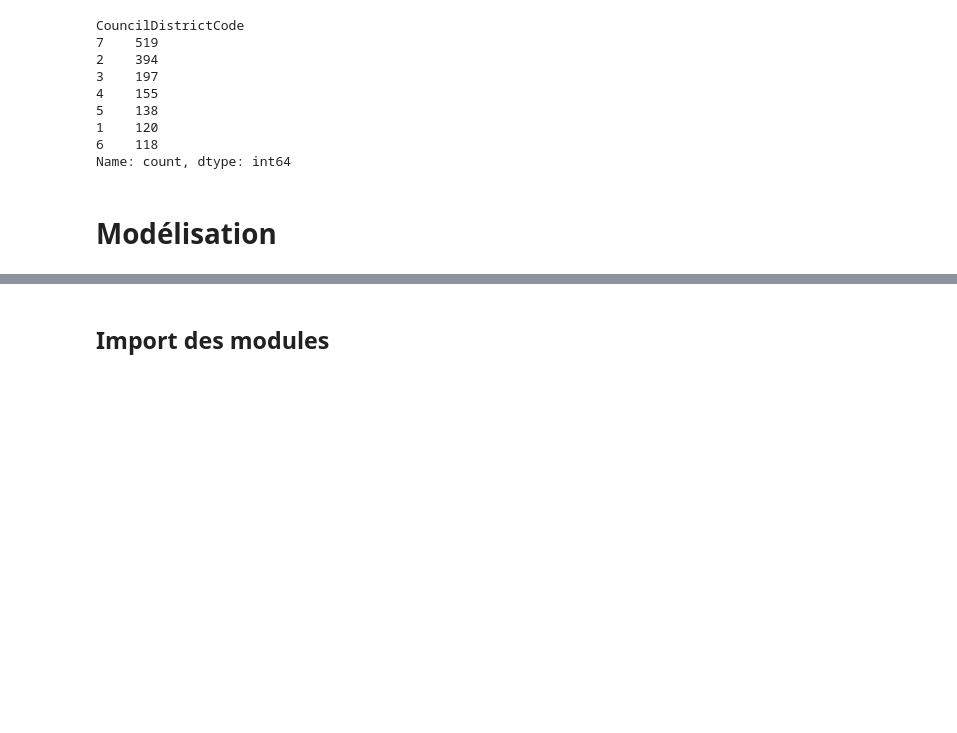
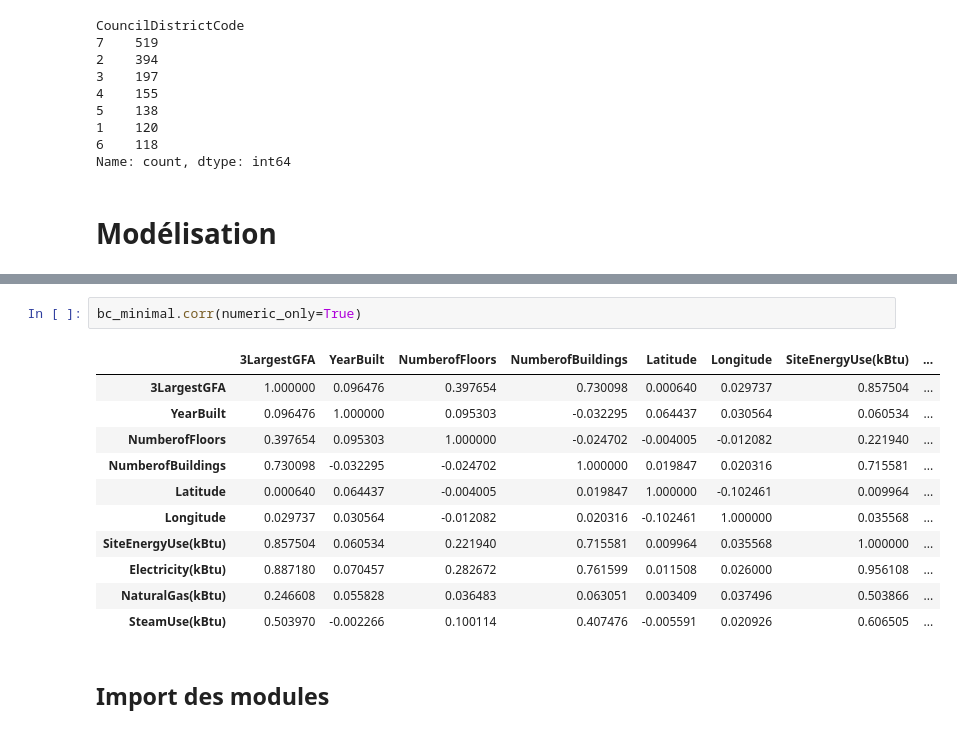
Before and after one commit to day811/OCDE-P6, a Jupyter notebook: template_modelistation_supervisee.ipynb, the cells around one changed output, grey strips where cells are left out. Cells and saved outputs as stored; diff of their text form; blank space fills up the shorter version.

```diff
--- a/template_modelistation_supervisee.ipynb
+++ b/template_modelistation_supervisee.ipynb
@@ -504,3 +511,17 @@ bc_minimal
+# %%
+bc_minimal.corr(numeric_only=True)
+# %% [output]
+|  | 3LargestGFA | YearBuilt | NumberofFloors | NumberofBuildings | Latitude | Longitude | SiteEnergyUse(kBtu) | ... |
+| 3LargestGFA | 1.000000 | 0.096476 | 0.397654 | 0.730098 | 0.000640 | 0.029737 | 0.857504 | ... |
+| YearBuilt | 0.096476 | 1.000000 | 0.095303 | -0.032295 | 0.064437 | 0.030564 | 0.060534 | ... |
+| NumberofFloors | 0.397654 | 0.095303 | 1.000000 | -0.024702 | -0.004005 | -0.012082 | 0.221940 | ... |
+| NumberofBuildings | 0.730098 | -0.032295 | -0.024702 | 1.000000 | 0.019847 | 0.020316 | 0.715581 | ... |
+| Latitude | 0.000640 | 0.064437 | -0.004005 | 0.019847 | 1.000000 | -0.102461 | 0.009964 | ... |
+| Longitude | 0.029737 | 0.030564 | -0.012082 | 0.020316 | -0.102461 | 1.000000 | 0.035568 | ... |
+| SiteEnergyUse(kBtu) | 0.857504 | 0.060534 | 0.221940 | 0.715581 | 0.009964 | 0.035568 | 1.000000 | ... |
+| Electricity(kBtu) | 0.887180 | 0.070457 | 0.282672 | 0.761599 | 0.011508 | 0.026000 | 0.956108 | ... |
+| NaturalGas(kBtu) | 0.246608 | 0.055828 | 0.036483 | 0.063051 | 0.003409 | 0.037496 | 0.503866 | ... |
+| SteamUse(kBtu) | 0.503970 | -0.002266 | 0.100114 | 0.407476 | -0.005591 | 0.020926 | 0.606505 | ... |
 # %% [markdown]
 ## Import des modules
 # %%
```
Also changed, not shown: parts of 38 cells of this notebook.
